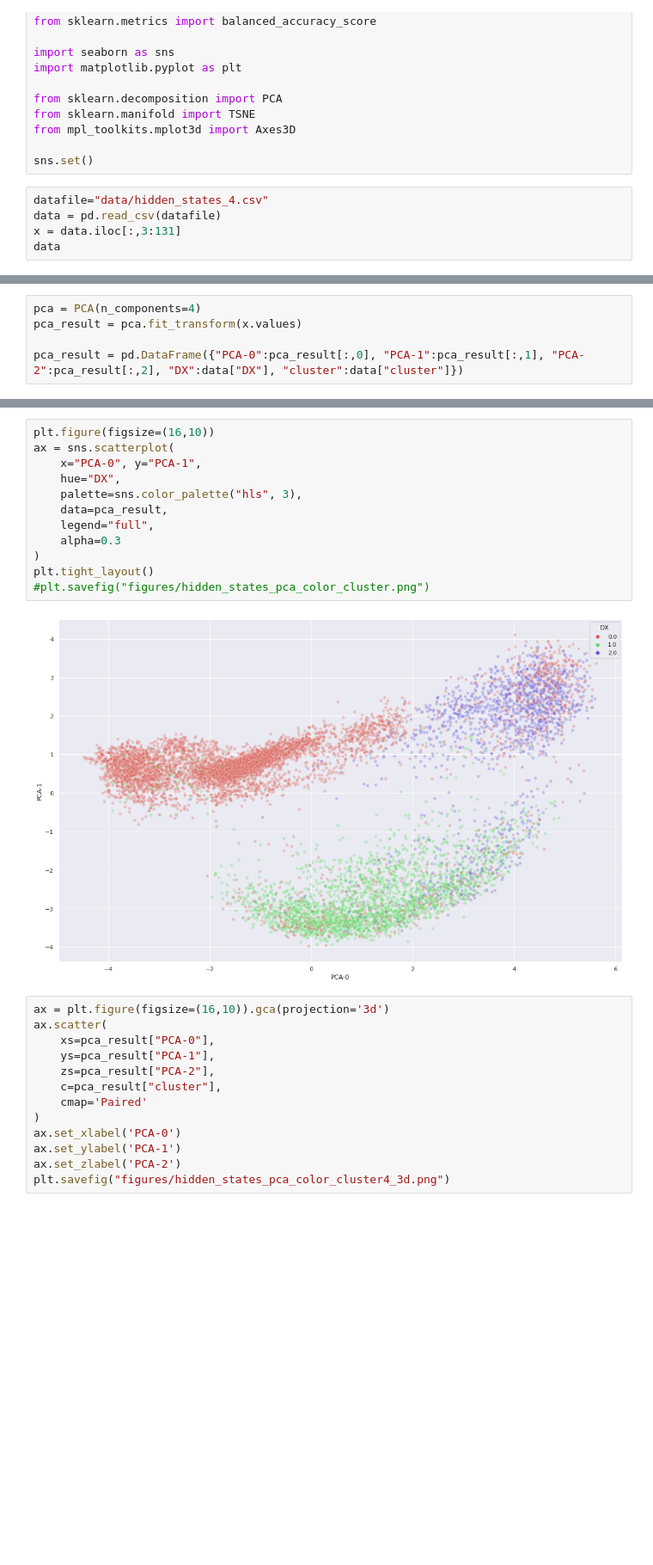
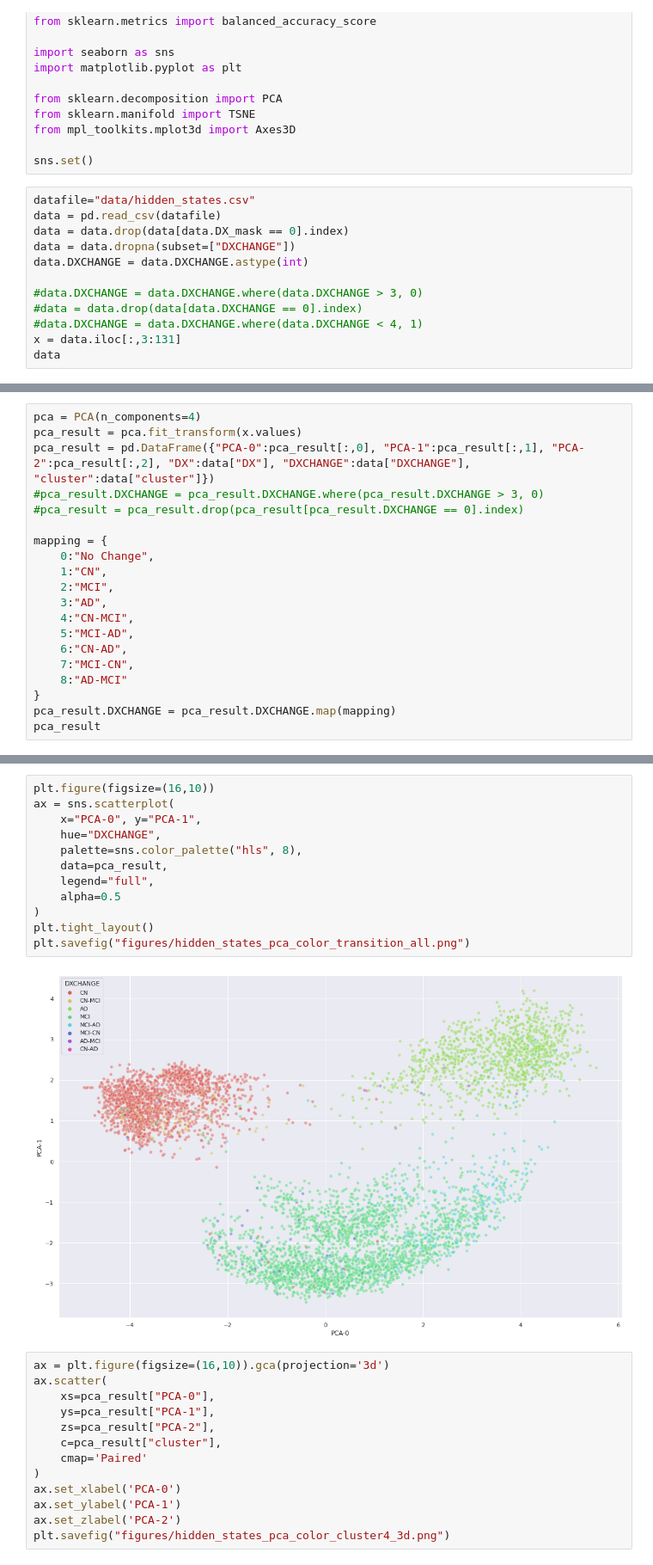
Before and after one commit to sarah-mdv/LIPTraAD, a Jupyter notebook: statistical_analysis_ADNI/PCA_visualization.ipynb, the cells around one changed output, grey strips where cells are left out. Shown: that part at 86% size. Drawn from its saved outputs; the diff is of its cells as text; blank space fills up the shorter version.

```diff
--- a/statistical_analysis_ADNI/PCA_visualization.ipynb
+++ b/statistical_analysis_ADNI/PCA_visualization.ipynb
@@ -15,8 +15,15 @@ from mpl_toolkits.mplot3d import Axes3D
 
 sns.set()
 # %%
-datafile="data/hidden_states_4.csv"
+datafile="data/hidden_states.csv"
 data = pd.read_csv(datafile)
+data = data.drop(data[data.DX_mask == 0].index)
+data = data.dropna(subset=["DXCHANGE"])
+data.DXCHANGE = data.DXCHANGE.astype(int)
+
+#data.DXCHANGE = data.DXCHANGE.where(data.DXCHANGE > 3, 0)
+#data = data.drop(data[data.DXCHANGE == 0].index)
+#data.DXCHANGE = data.DXCHANGE.where(data.DXCHANGE < 4, 1)
 x = data.iloc[:,3:131]
 data
 # %% [output]
@@ -36,5 +43,20 @@ data
 # %%
 pca = PCA(n_components=4)
 pca_result = pca.fit_transform(x.values)
+pca_result = pd.DataFrame({"PCA-0":pca_result[:,0], "PCA-1":pca_result[:,1], "PCA-2":pca_result[:,2], "DX":data["DX"], "DXCHANGE":data["DXCHANGE"], "cluster":data["cluster"]})
+#pca_result.DXCHANGE = pca_result.DXCHANGE.where(pca_result.DXCHANGE > 3, 0)
+#pca_result = pca_result.drop(pca_result[pca_result.DXCHANGE == 0].index)
 
-pca_result = pd.DataFrame({"PCA-0":pca_result[:,0], "PCA-1":pca_result[:,1], "PCA-2":pca_result[:,2], "DX":data["DX"], "cluster":data["cluster"]})
+mapping = {
+    0:"No Change",
+    1:"CN",
+    2:"MCI",
+    3:"AD",
+    4:"CN-MCI",
+    5:"MCI-AD",
+    6:"CN-AD",
+    7:"MCI-CN",
+    8:"AD-MCI"
+}
+pca_result.DXCHANGE = pca_result.DXCHANGE.map(mapping)
+pca_result
@@ -45,17 +81,17 @@ array([0.49766825, 0.27802753, 0.04430007, 0.03143186])
 # %%
 plt.figure(figsize=(16,10))
 ax = sns.scatterplot(
     x="PCA-0", y="PCA-1",
-    hue="DX",
-    palette=sns.color_palette("hls", 3),
+    hue="DXCHANGE",
+    palette=sns.color_palette("hls", 8),
     data=pca_result,
     legend="full",
-    alpha=0.3
+    alpha=0.5
 )
 plt.tight_layout()
-#plt.savefig("figures/hidden_states_pca_color_cluster.png")
+plt.savefig("figures/hidden_states_pca_color_transition_all.png")
 # %% [output]
-[figure, old version]
+[figure, new version]
 # %%
 ax = plt.figure(figsize=(16,10)).gca(projection='3d')
 ax.scatter(
```
Also changed, not shown: parts of 3 cells of this notebook, 1 other file.
